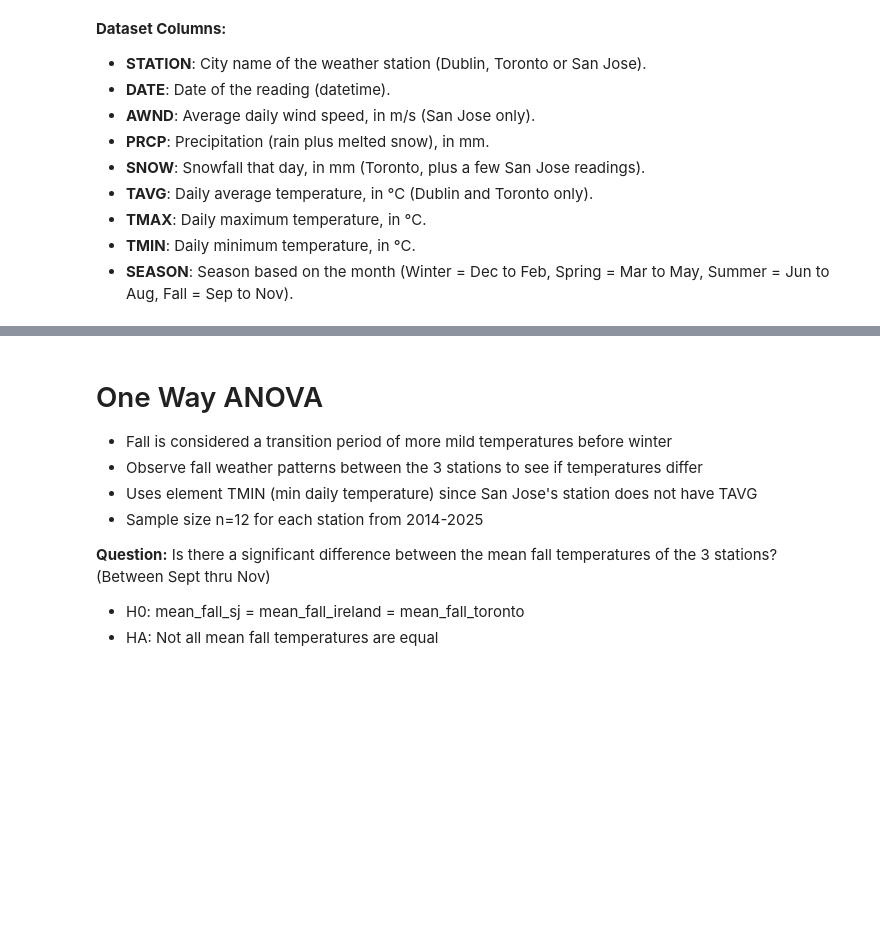
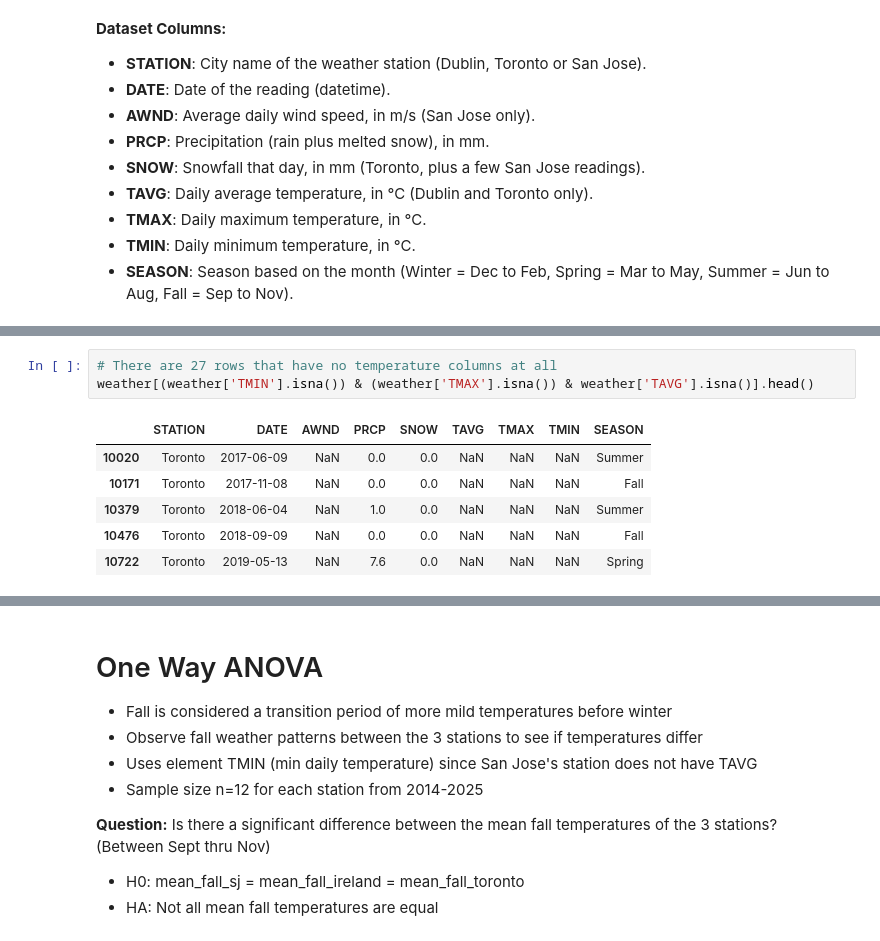
Before and after one commit to brianna-senchyna/weather-mappers-CS133, a Jupyter notebook: notebooks/milestone_1b_stats.ipynb, the cells around one changed output, grey strips where cells are left out. Saved outputs shown, nothing was run; the diff lists cells and outputs as text; blank space fills up the shorter version.

```diff
--- a/notebooks/milestone_1b_stats.ipynb
+++ b/notebooks/milestone_1b_stats.ipynb
@@ -51,0 +116,10 @@ memory usage: 744.9 KB
+# %%
+# There are 27 rows that have no temperature columns at all
+weather[(weather['TMIN'].isna()) & (weather['TMAX'].isna()) & weather['TAVG'].isna()].head()
+# %% [output]
+|  | STATION | DATE | AWND | PRCP | SNOW | TAVG | TMAX | TMIN | SEASON |
+| 10020 | Toronto | 2017-06-09 | NaN | 0.0 | 0.0 | NaN | NaN | NaN | Summer |
+| 10171 | Toronto | 2017-11-08 | NaN | 0.0 | 0.0 | NaN | NaN | NaN | Fall |
+| 10379 | Toronto | 2018-06-04 | NaN | 1.0 | 0.0 | NaN | NaN | NaN | Summer |
+| 10476 | Toronto | 2018-09-09 | NaN | 0.0 | 0.0 | NaN | NaN | NaN | Fall |
+| 10722 | Toronto | 2019-05-13 | NaN | 7.6 | 0.0 | NaN | NaN | NaN | Spring |
```
Also changed, not shown: parts of 18 cells of this notebook, 2 other files.
